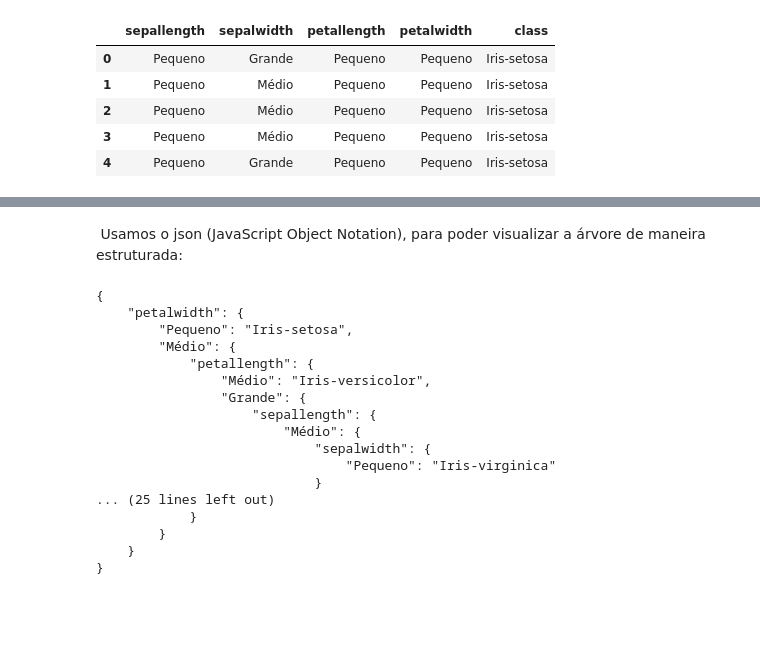
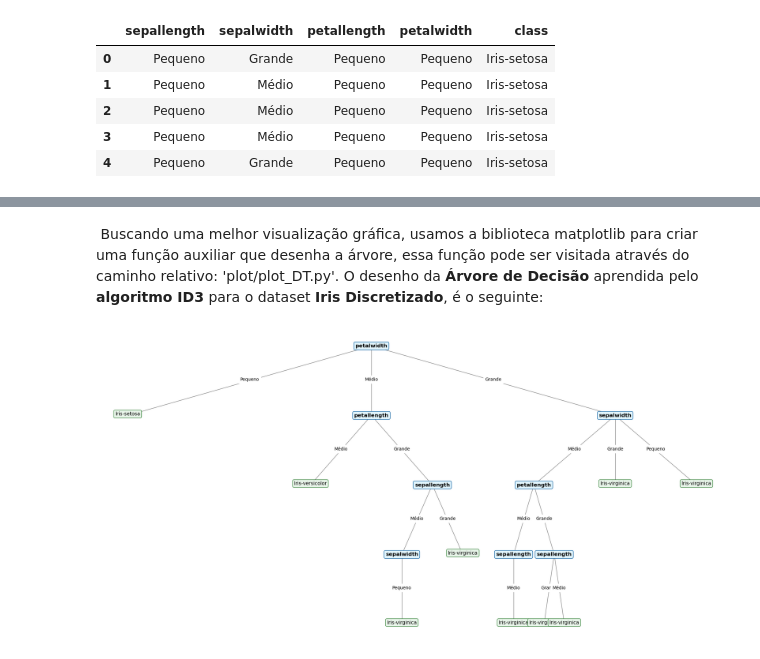
Before and after one commit to amandacalu/IA-2526-Project, a Jupyter notebook: notebooks/final_submission.ipynb, the cells around one changed output, grey strips where cells are left out. Cells and saved outputs as stored; diff of their text form; code cells hidden in the pictures; blank space fills up the shorter version.

Commit message:
analise e plotagem iris dataset

```diff
--- a/notebooks/final_submission.ipynb
+++ b/notebooks/final_submission.ipynb
@@ -168,23 +185,8 @@ print(arvore)
-# %% [markdown]
-&nbsp;Usamos o json (JavaScript Object Notation), para poder visualizar a árvore de maneira estruturada:
-# %%
-import json
-print(json.dumps(arvore,indent=4, ensure_ascii=False))
-# %% [output]
-{
-    "petalwidth": {
-        "Pequeno": "Iris-setosa",
-        "Médio": {
-            "petallength": {
-                "Médio": "Iris-versicolor",
-                "Grande": {
-                    "sepallength": {
-                        "Médio": {
-                            "sepalwidth": {
-                                "Pequeno": "Iris-virginica"
-                            }
-... (25 lines left out)
-            }
-        }
-    }
-}
+# %% [markdown]
+&nbsp;Buscando uma melhor visualização gráfica, usamos a biblioteca matplotlib para criar uma função auxiliar que desenha a árvore, essa função pode ser visitada através do caminho relativo: 'plot/plot_DT.py'. O desenho da **Árvore de Decisão** aprendida pelo **algoritmo ID3** para o dataset **Iris Discretizado**, é o seguinte:
+# %%
+import plot.plot_DT as pp
+%matplotlib inline
+pp.desenhar(arvore)
+# %% [output]
+[figure, added]
```
Also changed, not shown: parts of 14 cells of this notebook, 6 other files.
